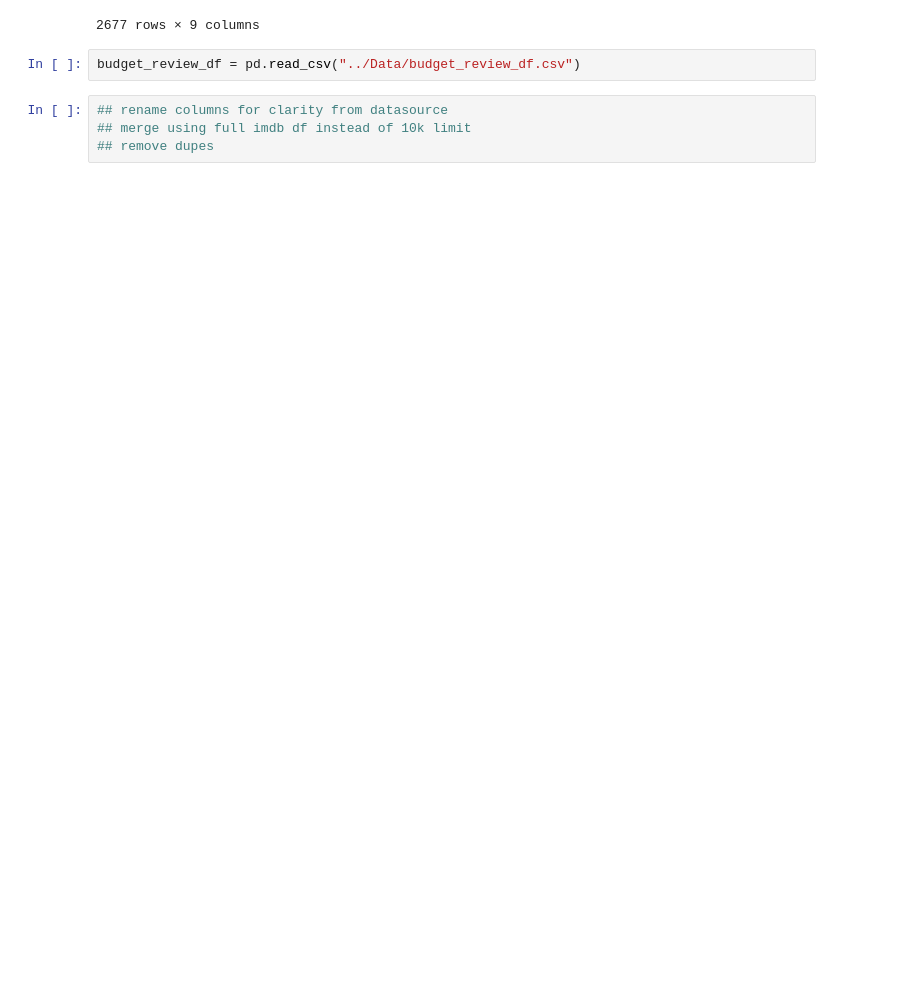
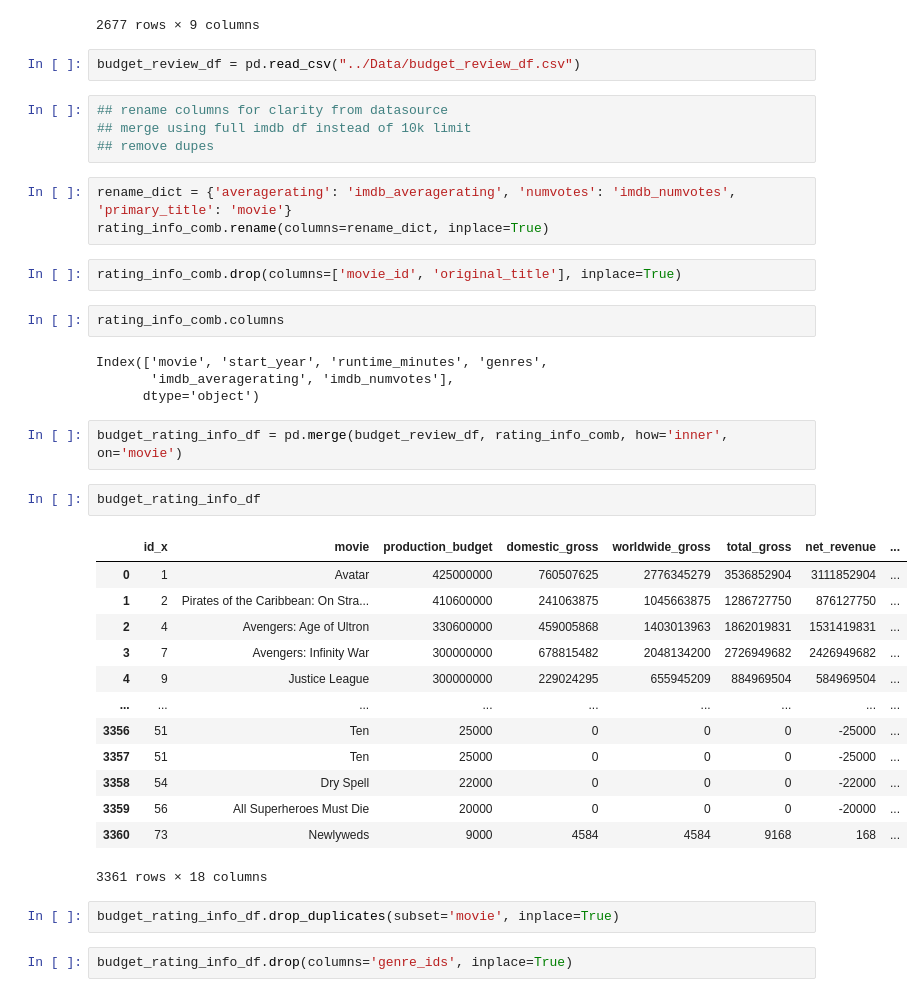
Before and after one commit to basstraining/film_data_analysis, a Jupyter notebook: Notebooks/imdb_eda.ipynb, the cells around one changed output. Saved outputs shown, nothing was run; the diff lists cells and outputs as text; blank space fills up the shorter version.

```diff
--- a/Notebooks/imdb_eda.ipynb
+++ b/Notebooks/imdb_eda.ipynb
@@ -102,3 +102,36 @@ budget_review_df = pd.read_csv("../Data/budget_review_df.csv")
 ## rename columns for clarity from datasource
 ## merge using full imdb df instead of 10k limit
 ## remove dupes
+# %%
+rename_dict = {'averagerating': 'imdb_averagerating', 'numvotes': 'imdb_numvotes', 'primary_title': 'movie'}
+rating_info_comb.rename(columns=rename_dict, inplace=True)
+# %%
+rating_info_comb.drop(columns=['movie_id', 'original_title'], inplace=True)
+# %%
+rating_info_comb.columns
+# %% [output]
+Index(['movie', 'start_year', 'runtime_minutes', 'genres',
+       'imdb_averagerating', 'imdb_numvotes'],
+      dtype='object')
+# %%
+budget_rating_info_df = pd.merge(budget_review_df, rating_info_comb, how='inner', on='movie')
+# %%
+budget_rating_info_df
+# %% [output]
+|  | id_x | movie | production_budget | domestic_gross | worldwide_gross | total_gross | net_revenue | ... |
+| 0 | 1 | Avatar | 425000000 | 760507625 | 2776345279 | 3536852904 | 3111852904 | ... |
+| 1 | 2 | Pirates of the Caribbean: On Stra... | 410600000 | 241063875 | 1045663875 | 1286727750 | 876127750 | ... |
+| 2 | 4 | Avengers: Age of Ultron | 330600000 | 459005868 | 1403013963 | 1862019831 | 1531419831 | ... |
+| 3 | 7 | Avengers: Infinity War | 300000000 | 678815482 | 2048134200 | 2726949682 | 2426949682 | ... |
+| 4 | 9 | Justice League | 300000000 | 229024295 | 655945209 | 884969504 | 584969504 | ... |
+| ... | ... | ... | ... | ... | ... | ... | ... | ... |
+| 3356 | 51 | Ten | 25000 | 0 | 0 | 0 | -25000 | ... |
+| 3357 | 51 | Ten | 25000 | 0 | 0 | 0 | -25000 | ... |
+| 3358 | 54 | Dry Spell | 22000 | 0 | 0 | 0 | -22000 | ... |
+| 3359 | 56 | All Superheroes Must Die | 20000 | 0 | 0 | 0 | -20000 | ... |
+| 3360 | 73 | Newlyweds | 9000 | 4584 | 4584 | 9168 | 168 | ... |
+3361 rows × 18 columns
+# %%
+budget_rating_info_df.drop_duplicates(subset='movie', inplace=True)
+# %%
+budget_rating_info_df.drop(columns='genre_ids', inplace=True)
```
Also changed, not shown: parts of 2 cells of this notebook, 2 other files.
